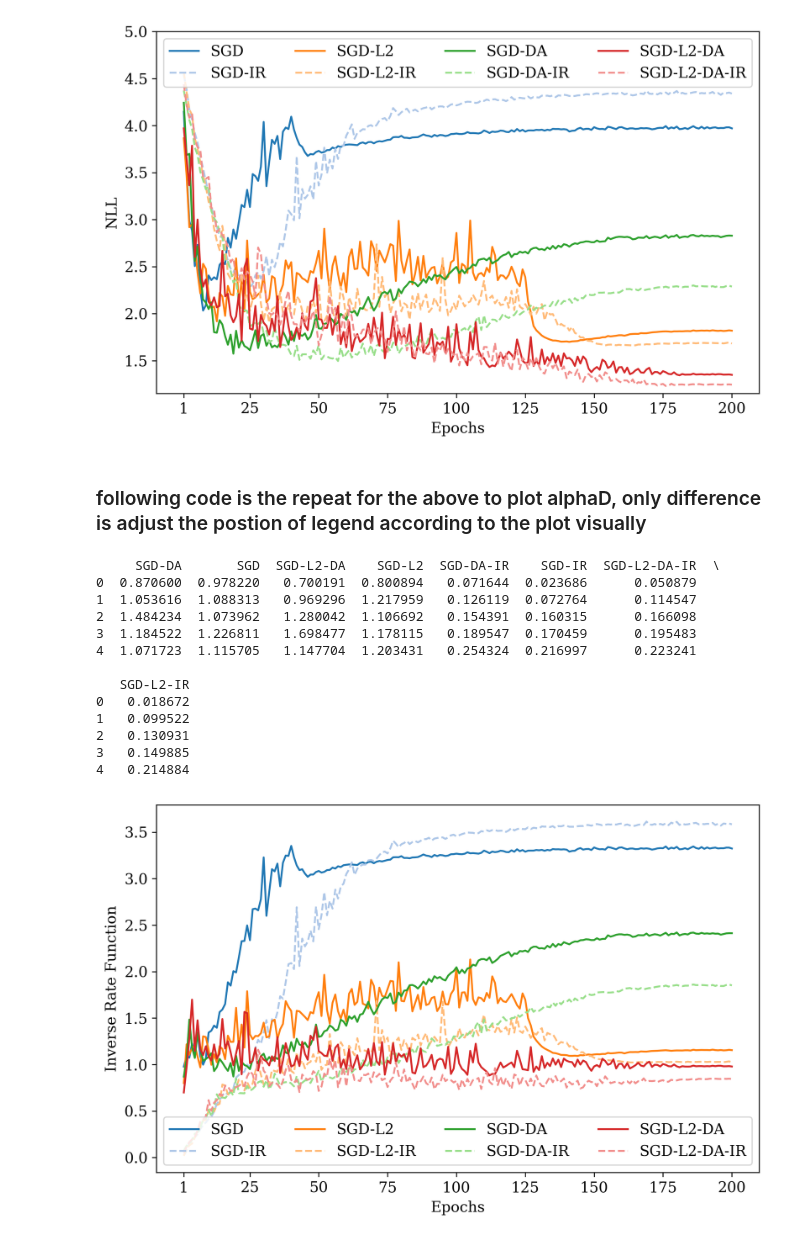
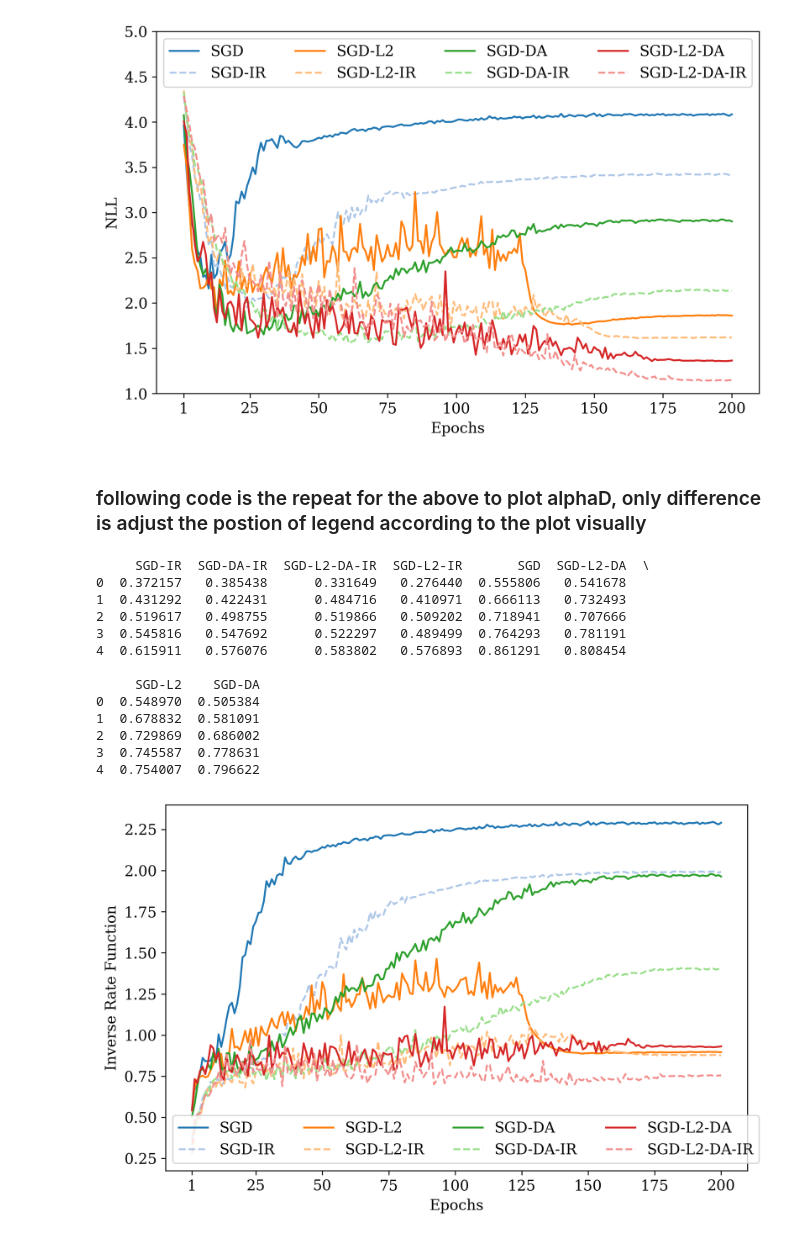
Before and after one commit to cnjackhu/image-classification-codebase, a Jupyter notebook: figure.ipynb, the cells around one changed output. Drawn from its saved outputs; the diff is of its cells as text; code cells hidden in the pictures.

```diff
--- a/figure.ipynb
+++ b/figure.ipynb
@@ -18,7 +18,7 @@ mpl.rcParams.update({
     "legend.fontsize": 9,
 })
 # %%
-df = pd.read_csv("L.csv")
+df = pd.read_csv("table_and_figure/csv/L.csv")
 print(df.head())
 # Define 4 base colors (one for each pair)
 base_colors = ['#1f77b4',  '#ff7f0e','#2ca02c', '#d62728']  # Blue, Orange,Green, Red
@@ -54,56 +54,56 @@ for indx, column in enumerate(columns):
     ax.set(xlabel='Epochs', ylabel='NLL')
     ax.legend(loc='upper left', ncol=4, fontsize=11.95)
     #ax.set_title('ticks')
-    ax.set_ylim(1.15, 5.0)
+    ax.set_ylim(1.0, 5.0)
 fig.show()
 # %% [output]
-[figure, old version]
+[figure, new version]
 # %%
 fig.savefig('ablation_nll.pdf',bbox_inches='tight',dpi=600)
 # %% [markdown]
 ### following code is the repeat for the above to plot alphaD, only difference is adjust the postion of legend according to the plot visually
 # %%
-df = pd.read_csv("alphaD.csv")
+df = pd.read_csv("table_and_figure/csv/alphaD.csv")
 print(df.head())
 # Define 4 base colors for without reg
 base_colors = ['#1f77b4',  '#ff7f0e','#2ca02c', '#d62728']  # Blue, Orange,Green, Red
 # Lighter variants for the '-IR' versions
 light_colors = ['#aec7e8', '#ffbb78','#98df8a',  '#f28e8c']
 columns = ['SGD','SGD-L2','SGD-DA','SGD-L2-DA']
 fig, ax = plt.subplots(dpi=300,figsize=(8, 5), tight_layout=True)
 for indx, column in enumerate(columns):
     ax.plot(df.index + 1, df[column], label=column,color=base_colors[indx])
     column_pair = column + '-IR'
     ax.plot(df.index + 1, df[column_pair], label=column_pair,color=light_colors[indx],linestyle='--')
     xticks = list(range(0, 200 + 1, 25))
     xticks[0] = 1
     ax.set_xticks(xticks)
     ax.tick_params(axis='x', labelrotation = 0)
     ax.set(xlabel='Epochs', ylabel='Inverse Rate Function')
     ax.legend(
     loc='best',         # anchor point on the legend box
     #bbox_to_anchor=(0.2, 0.85), # (x, y) in axis coordinates
     #borderaxespad=0.,
     ncol=4,
     fontsize=11.95
 )
     #ax.set_title('ticks')
 
 fig.show()
 # %% [output]
-     SGD-DA       SGD  SGD-L2-DA    SGD-L2  SGD-DA-IR    SGD-IR  SGD-L2-DA-IR  \
-0  0.870600  0.978220   0.700191  0.800894   0.071644  0.023686      0.050879
-1  1.053616  1.088313   0.969296  1.217959   0.126119  0.072764      0.114547
-2  1.484234  1.073962   1.280042  1.106692   0.154391  0.160315      0.166098
-3  1.184522  1.226811   1.698477  1.178115   0.189547  0.170459      0.195483
-4  1.071723  1.115705   1.147704  1.203431   0.254324  0.216997      0.223241
+     SGD-IR  SGD-DA-IR  SGD-L2-DA-IR  SGD-L2-IR       SGD  SGD-L2-DA  \
+0  0.372157   0.385438      0.331649   0.276440  0.555806   0.541678
+1  0.431292   0.422431      0.484716   0.410971  0.666113   0.732493
+2  0.519617   0.498755      0.519866   0.509202  0.718941   0.707666
+3  0.545816   0.547692      0.522297   0.489499  0.764293   0.781191
+4  0.615911   0.576076      0.583802   0.576893  0.861291   0.808454
 
-   SGD-L2-IR
-0   0.018672
-1   0.099522
-2   0.130931
-3   0.149885
-4   0.214884
+     SGD-L2    SGD-DA
+0  0.548970  0.505384
+1  0.678832  0.581091
+2  0.729869  0.686002
+3  0.745587  0.778631
+4  0.754007  0.796622
-[figure, old version]
+[figure, new version]
 # %%
 fig.savefig('ablation_ir.pdf',bbox_inches='tight',dpi=600)
```
Also changed, not shown: parts of 1 cell of this notebook, 26 other files.
